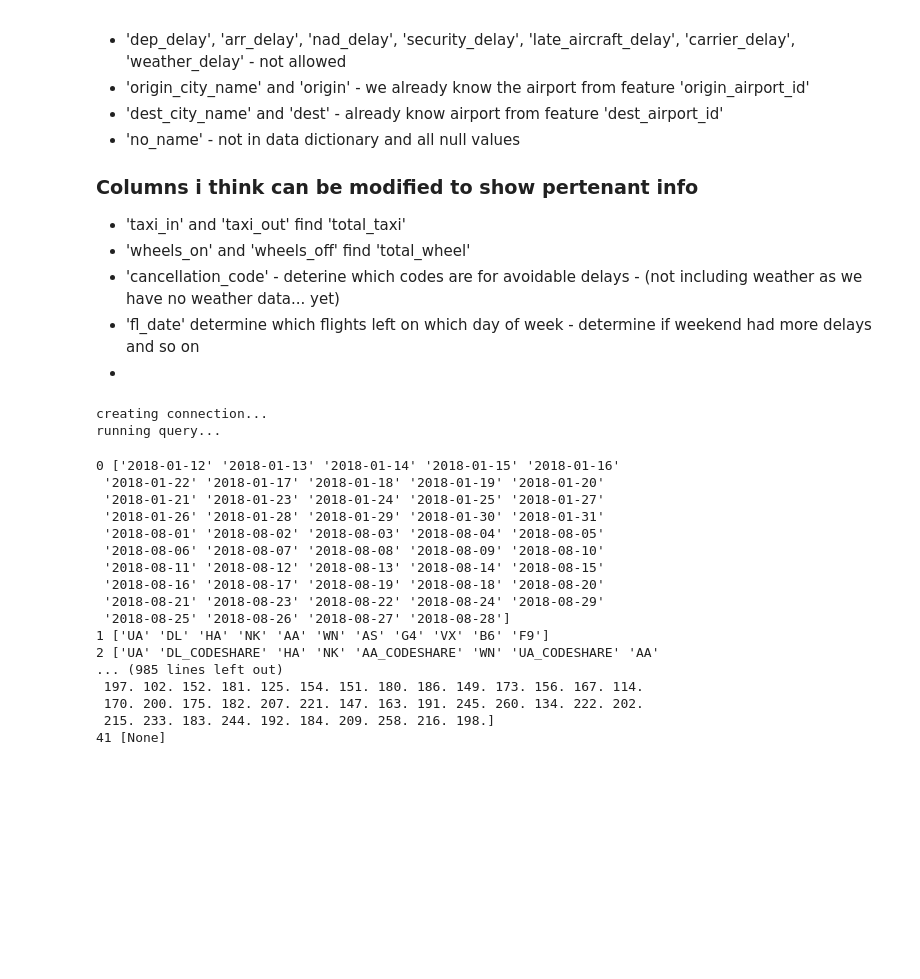
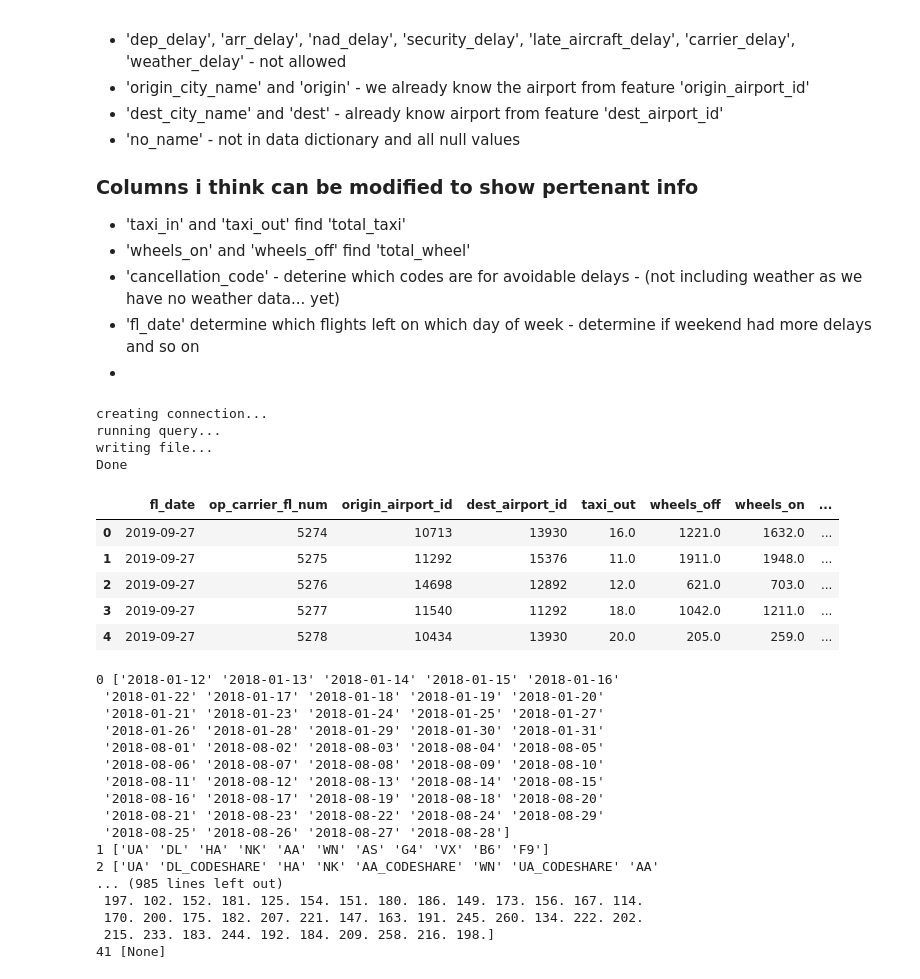
Before and after one commit to Leighson/lighthouse-midterm, a Jupyter notebook: Testing_Ground-George.ipynb, the cells around one changed output. Cells and saved outputs as stored; diff of their text form; code cells hidden in the pictures; blank space fills up the shorter version.

```diff
--- a/Testing_Ground-George.ipynb
+++ b/Testing_Ground-George.ipynb
@@ -66,16 +66,27 @@ def make_csv(query, filename):
 -
 # %%
 # will create file in place of ipynb file
-test = make_csv("SELECT * FROM flights LIMIT 100000", "test100000flight.csv")
+test = make_csv("SELECT * FROM flights LIMIT 1000", "test1000flight.csv")
 # %% [output]
 creating connection...
 running query...
+writing file...
+Done
 # %%
 def unique_values(df):
     for i in range(len(df.columns)):
         unique =  df.iloc[:, i].unique()
         print(i, unique)
     return
+# %%
+test.head()
+# %% [output]
+|  | fl_date | op_carrier_fl_num | origin_airport_id | dest_airport_id | taxi_out | wheels_off | wheels_on | ... |
+| 0 | 2019-09-27 | 5274 | 10713 | 13930 | 16.0 | 1221.0 | 1632.0 | ... |
+| 1 | 2019-09-27 | 5275 | 11292 | 15376 | 11.0 | 1911.0 | 1948.0 | ... |
+| 2 | 2019-09-27 | 5276 | 14698 | 12892 | 12.0 | 621.0 | 703.0 | ... |
+| 3 | 2019-09-27 | 5277 | 11540 | 11292 | 18.0 | 1042.0 | 1211.0 | ... |
+| 4 | 2019-09-27 | 5278 | 10434 | 13930 | 20.0 | 205.0 | 259.0 | ... |
 # %%
 unique_values(test)
 # %% [output]
```
Also changed, not shown: parts of 18 cells of this notebook, 4 other files.
